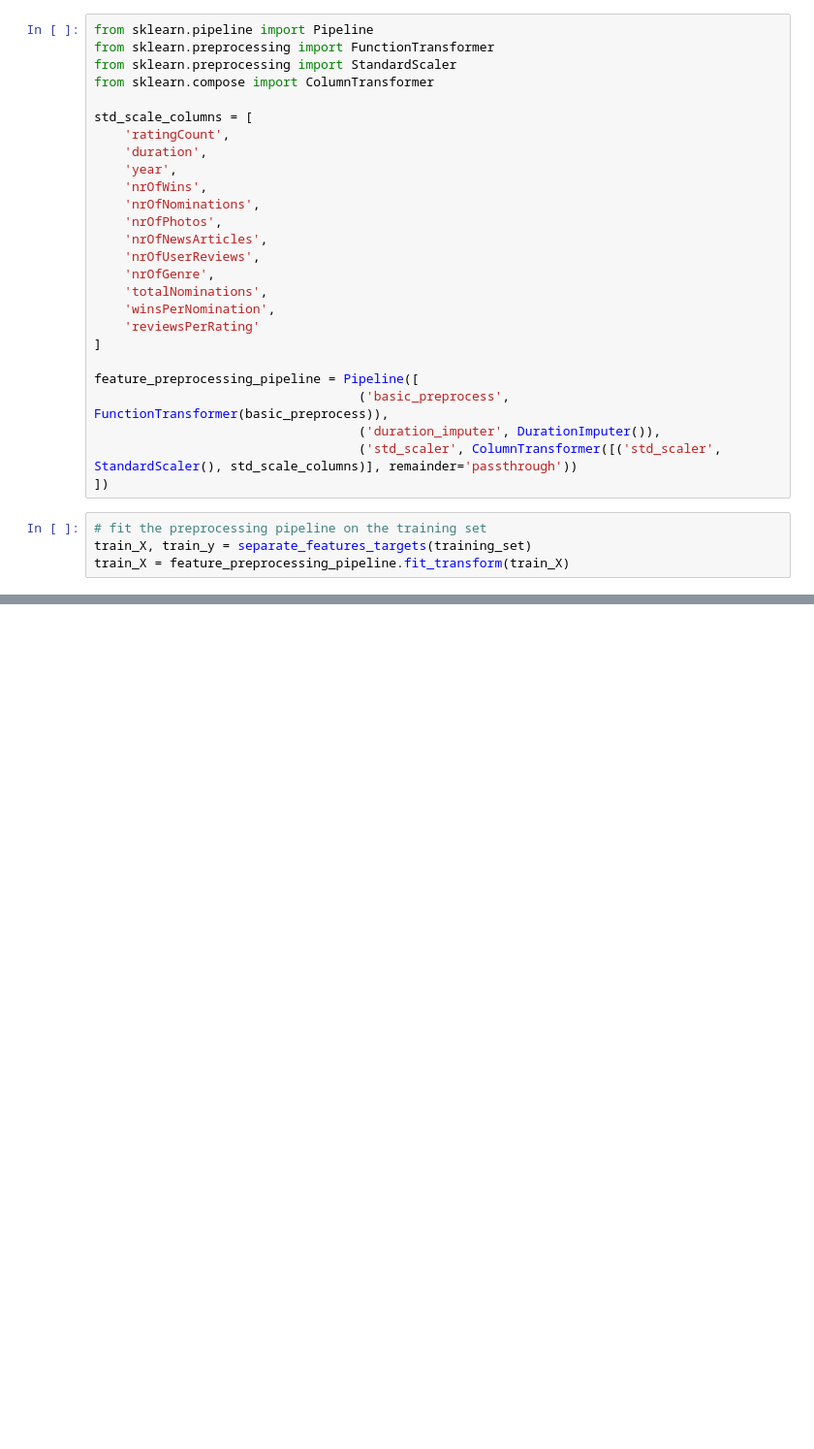
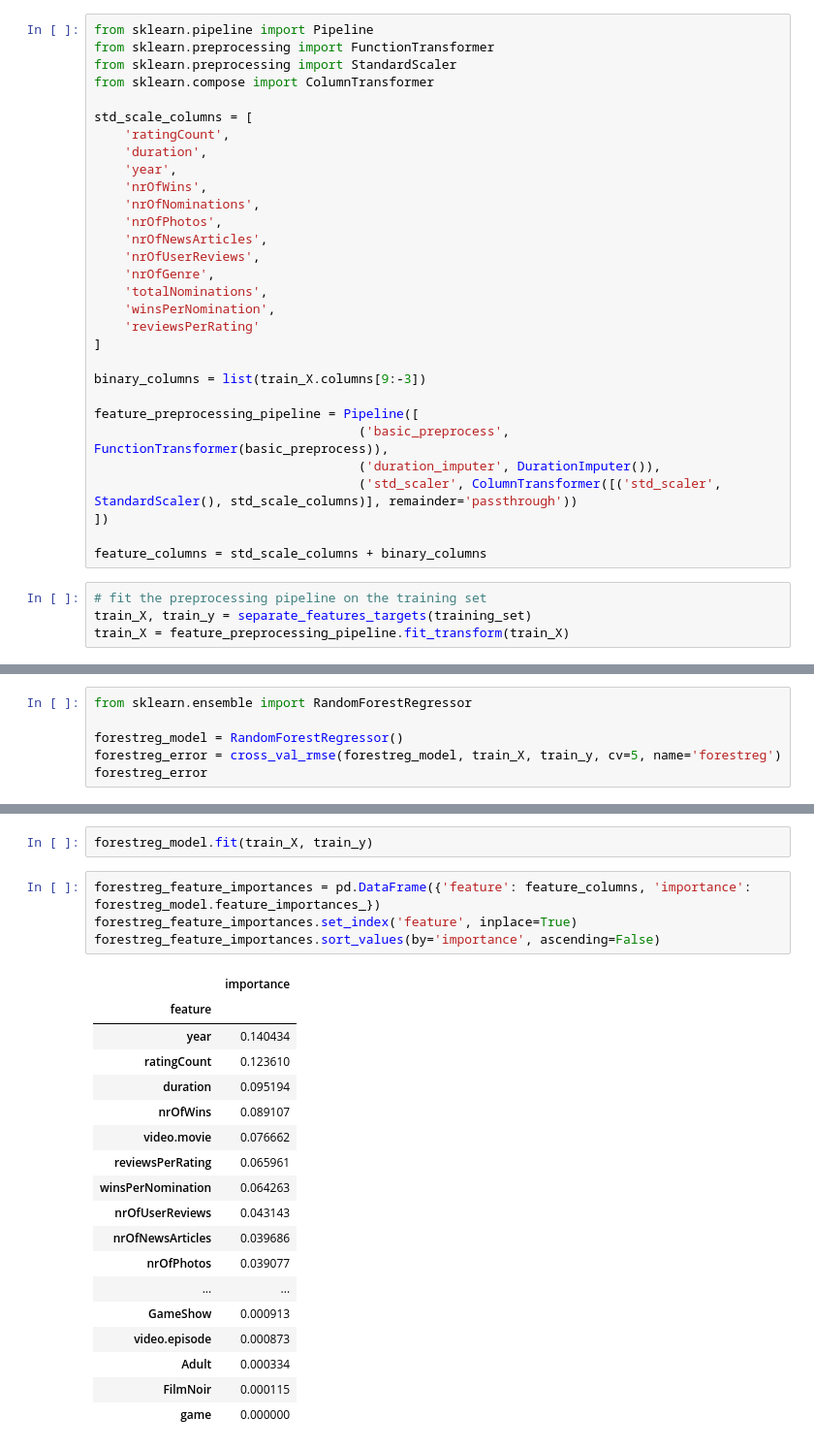
Before and after one commit to MoazAshraf/predicting-imdb-ratings, a Jupyter notebook: predicting_imdb_ratings.ipynb, the cells around one changed output, grey strips where cells are left out. Shown at 97% size. Saved outputs shown, nothing was run; the diff lists cells and outputs as text; blank space fills up the shorter version.

Commit message:
Train and evaluate a few models on the training set

```diff
--- a/predicting_imdb_ratings.ipynb
+++ b/predicting_imdb_ratings.ipynb
@@ -517,11 +517,15 @@ std_scale_columns = [
     'reviewsPerRating'
 ]
 
+binary_columns = list(train_X.columns[9:-3])
+
 feature_preprocessing_pipeline = Pipeline([
                                    ('basic_preprocess', FunctionTransformer(basic_preprocess)),
                                    ('duration_imputer', DurationImputer()),
                                    ('std_scaler', ColumnTransformer([('std_scaler', StandardScaler(), std_scale_columns)], remainder='passthrough'))
 ])
+
+feature_columns = std_scale_columns + binary_columns
 # %%
 # fit the preprocessing pipeline on the training set
 train_X, train_y = separate_features_targets(training_set)
@@ -528,0 +592,6 @@ train_X = feature_preprocessing_pipeline.fit_transform(train_X)
+# %%
+from sklearn.ensemble import RandomForestRegressor
+
+forestreg_model = RandomForestRegressor()
+forestreg_error = cross_val_rmse(forestreg_model, train_X, train_y, cv=5, name='forestreg')
+forestreg_error
@@ -528,0 +651,25 @@ train_X = feature_preprocessing_pipeline.fit_transform(train_X)
+# %%
+forestreg_model.fit(train_X, train_y)
+# %%
+forestreg_feature_importances = pd.DataFrame({'feature': feature_columns, 'importance': forestreg_model.feature_importances_})
+forestreg_feature_importances.set_index('feature', inplace=True)
+forestreg_feature_importances.sort_values(by='importance', ascending=False)
+# %% [output]
+|  | importance |
+| feature |  |
+| year | 0.140434 |
+| ratingCount | 0.123610 |
+| duration | 0.095194 |
+| nrOfWins | 0.089107 |
+| video.movie | 0.076662 |
+| reviewsPerRating | 0.065961 |
+| winsPerNomination | 0.064263 |
+| nrOfUserReviews | 0.043143 |
+| nrOfNewsArticles | 0.039686 |
+| nrOfPhotos | 0.039077 |
+| ... | ... |
+| GameShow | 0.000913 |
+| video.episode | 0.000873 |
+| Adult | 0.000334 |
+| FilmNoir | 0.000115 |
+| game | 0.000000 |
```
Also changed, not shown: parts of 13 cells of this notebook.
